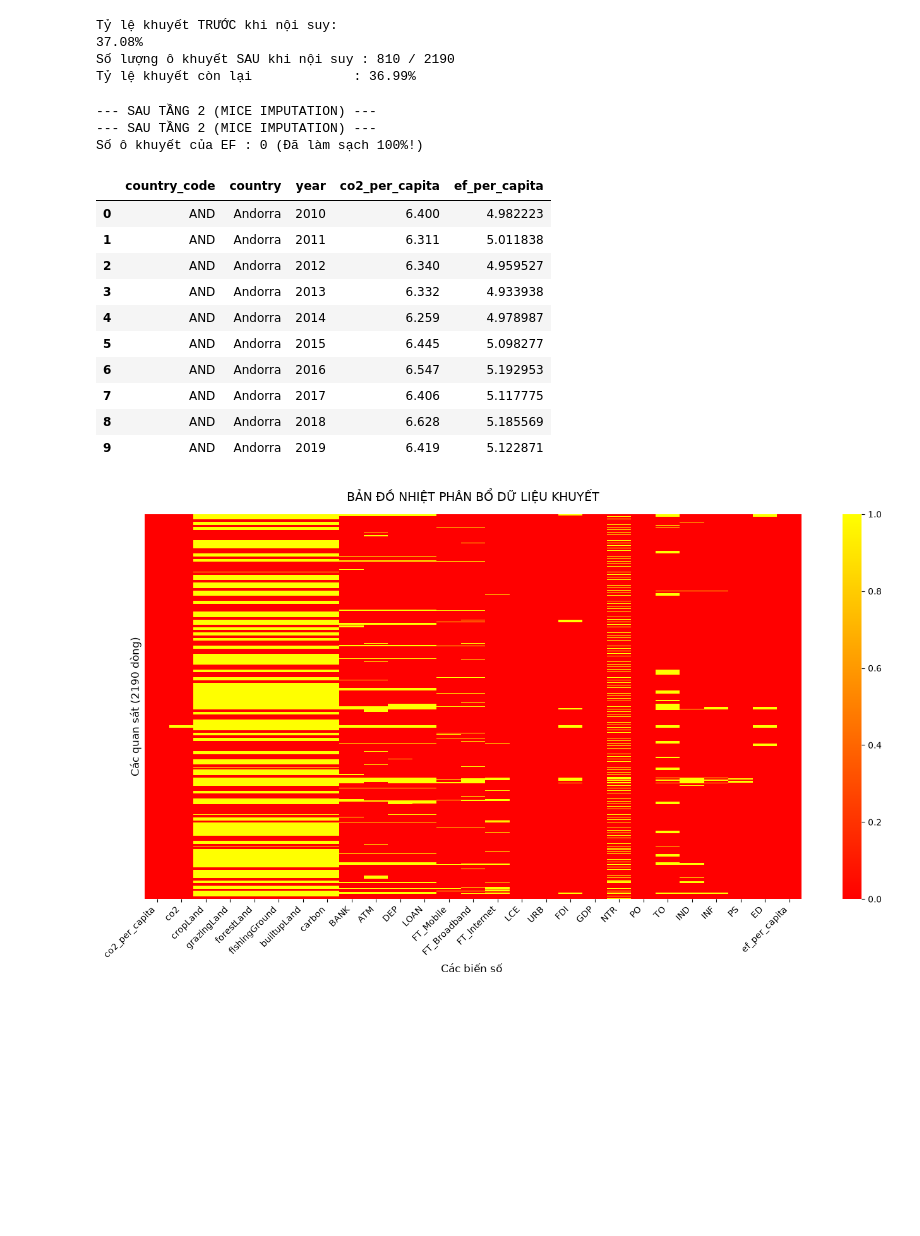
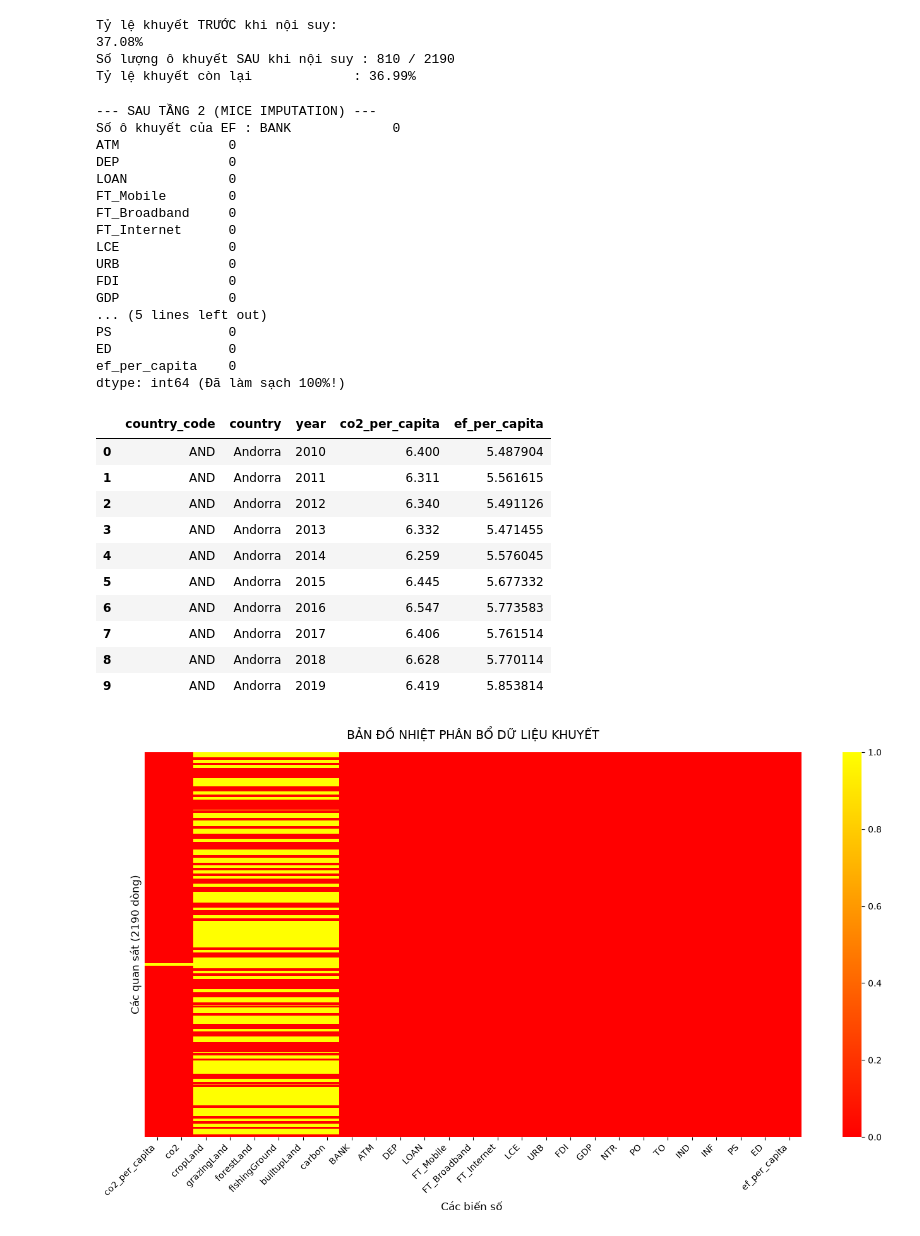
Before and after one commit to n22tk05/Net-Zero-Carbon-Emissions, a Jupyter notebook: clean.ipynb, the cells around one changed output. Cells and saved outputs as stored; diff of their text form; code cells hidden in the pictures; blank space fills up the shorter version.

```diff
--- a/clean.ipynb
+++ b/clean.ipynb
@@ -332,40 +332,54 @@ Tỷ lệ khuyết TRƯỚC khi nội suy:
 Số lượng ô khuyết SAU khi nội suy : 810 / 2190
 Tỷ lệ khuyết còn lại             : 36.99%
 # %%
-feature_cols = ['co2_per_capita', 'GDP', 'URB', 'LCE', 'PO', 'ef_per_capita']
+feature_cols = ['BANK','ATM','DEP','LOAN','FT_Mobile','FT_Broadband','FT_Internet','LCE','URB','FDI','GDP','NTR','PO','TO','IND','INF','PS','ED','ef_per_capita']
 
 imputer = IterativeImputer(max_iter=15, random_state=42, min_value=0)
 master_df[feature_cols] = imputer.fit_transform(master_df[feature_cols])
 
     # 4. Lưu lại dữ liệu hoàn chỉnh 100%
 master_df.to_csv('data/master_dataset.csv', index=False, encoding='utf-8')
 
-print('--- SAU TẦNG 2 (MICE IMPUTATION) ---')
 
 print('--- SAU TẦNG 2 (MICE IMPUTATION) ---')
 print(
-    f'Số ô khuyết của EF : {master_df["ef_per_capita"].isnull().sum()} (Đã làm sạch 100%!)'
+    f'Số ô khuyết của EF : {master_df[feature_cols].isnull().sum()} (Đã làm sạch 100%!)'
 )
 display(
     master_df[
         ['country_code', 'country', 'year', 'co2_per_capita', 'ef_per_capita']
     ].head(10)
 )
+master_df.drop(columns=['cropLand','grazingLand','forestLand','fishingGround','builtupLand','carbon']).to_csv('data/master_dataset_clean.csv', encoding='utf-8', index=False)
 # %% [output]
 --- SAU TẦNG 2 (MICE IMPUTATION) ---
---- SAU TẦNG 2 (MICE IMPUTATION) ---
-Số ô khuyết của EF : 0 (Đã làm sạch 100%!)
+Số ô khuyết của EF : BANK             0
+ATM              0
+DEP              0
+LOAN             0
+FT_Mobile        0
+FT_Broadband     0
+FT_Internet      0
+LCE              0
+URB              0
+FDI              0
+GDP              0
+... (5 lines left out)
+PS               0
+ED               0
+ef_per_capita    0
+dtype: int64 (Đã làm sạch 100%!)
 |  | country_code | country | year | co2_per_capita | ef_per_capita |
-| 0 | AND | Andorra | 2010 | 6.400 | 4.982223 |
-| 1 | AND | Andorra | 2011 | 6.311 | 5.011838 |
-| 2 | AND | Andorra | 2012 | 6.340 | 4.959527 |
-| 3 | AND | Andorra | 2013 | 6.332 | 4.933938 |
-| 4 | AND | Andorra | 2014 | 6.259 | 4.978987 |
-| 5 | AND | Andorra | 2015 | 6.445 | 5.098277 |
-| 6 | AND | Andorra | 2016 | 6.547 | 5.192953 |
-| 7 | AND | Andorra | 2017 | 6.406 | 5.117775 |
-| 8 | AND | Andorra | 2018 | 6.628 | 5.185569 |
-| 9 | AND | Andorra | 2019 | 6.419 | 5.122871 |
+| 0 | AND | Andorra | 2010 | 6.400 | 5.487904 |
+| 1 | AND | Andorra | 2011 | 6.311 | 5.561615 |
+| 2 | AND | Andorra | 2012 | 6.340 | 5.491126 |
+| 3 | AND | Andorra | 2013 | 6.332 | 5.471455 |
+| 4 | AND | Andorra | 2014 | 6.259 | 5.576045 |
+| 5 | AND | Andorra | 2015 | 6.445 | 5.677332 |
+| 6 | AND | Andorra | 2016 | 6.547 | 5.773583 |
+| 7 | AND | Andorra | 2017 | 6.406 | 5.761514 |
+| 8 | AND | Andorra | 2018 | 6.628 | 5.770114 |
+| 9 | AND | Andorra | 2019 | 6.419 | 5.853814 |
 # %%
 plt.figure(figsize=(14,8))
 
@@ -379,7 +393,7 @@ plt.xticks(rotation=45, ha='right')
 plt.tight_layout()
 plt.show()
 # %% [output]
-[figure, old version]
+[figure, new version]
 # %%
 master_df.describe()
 # %% [output]
```
Also changed, not shown: parts of 5 cells of this notebook, 12 other files.
